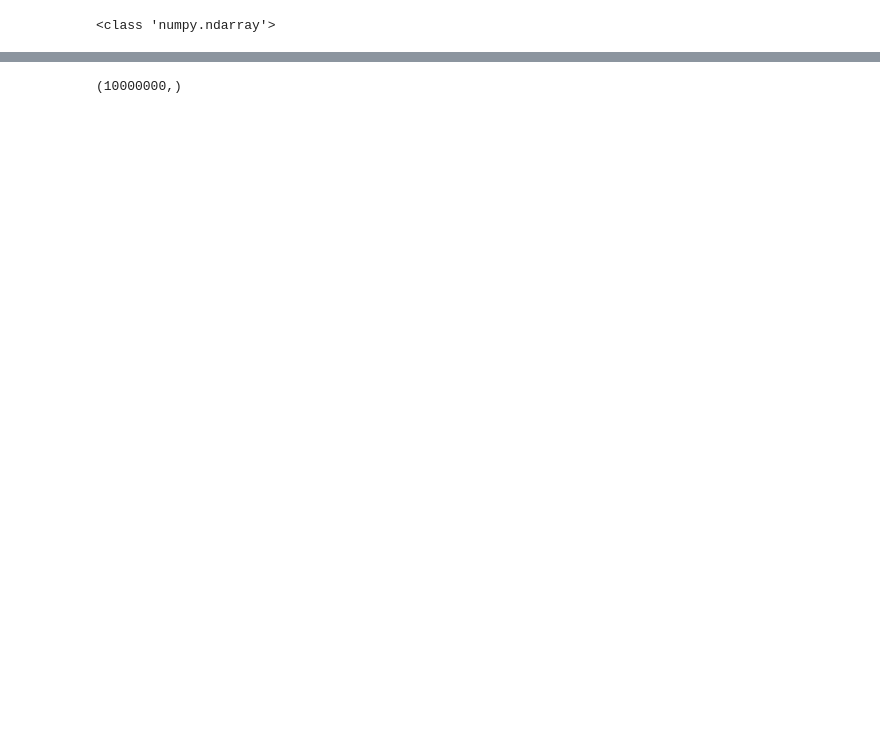
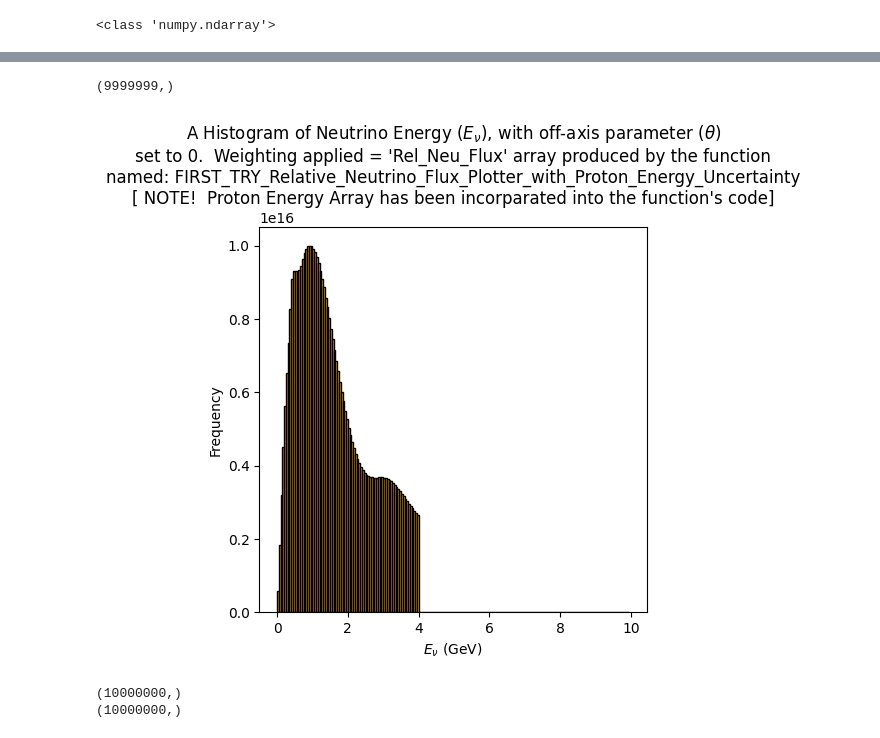
Before and after one commit to MrD0balina/Fourth-Year-Project---Neutrino-Oscillations, a Jupyter notebook: Week_7_Pion_Plots_and_Interpolation_work_First_Implementation_of_Pion_Weighting_First_use_of_actual_Near_Detector_dimensions.ipynb, the cells around one changed output, grey strips where cells are left out. Saved outputs shown, nothing was run; the diff lists cells and outputs as text; code cells hidden in the pictures; blank space fills up the shorter version.

```diff
--- a/Week_7_Pion_Plots_and_Interpolation_work_First_Implementation_of_Pion_Weighting_First_use_of_actual_Near_Detector_dimensions.ipynb
+++ b/Week_7_Pion_Plots_and_Interpolation_work_First_Implementation_of_Pion_Weighting_First_use_of_actual_Near_Detector_dimensions.ipynb
@@ -791,3 +793,7 @@ print(type(E_pi_datatype_test))
+# %%
+## I first need to recall my best interpolator - this was the cubic spline interpolation using green dot arrays with the boxed dot removed.
+
+best_interpolator = CubicSpline(   green_dots_one_removed_x ,  green_dots_one_removed_y )
 # %%
 ## FIRST ATTEMPT AT ADDING PION WEIGHTING ##
 
@@ -795,7 +801,10 @@ def FIRST_TRY_Relative_Neutrino_Flux_Plotter_includes_Proton_Energy_Uncertainty_
 
         E_v = np.linspace( 0 , 4 , 10000000 )
 
-        my_mean = 120
+
+        # my_mean = 12   ## I include an incorrect mean only to allow a comparison.
+
+        my_mean = 120   ## This is the correct mean proton energy
 
         my_std = 6   # standard deviation, "spread" or "width"    #### WHAT IS THE STANDARD DEVITAITON OF THE PROTON ENERGY DISTRIBUTION FOR PROTONS COMING OUT OF THE MAIN INJECTOR? ####
                                                                    #### My standard deviation is very large ####
@@ -808,14 +817,26 @@ def FIRST_TRY_Relative_Neutrino_Flux_Plotter_includes_Proton_Energy_Uncertainty_
 
         #### INSERT PION WEIGHTING HERE ####
 
-
-
+        E_pi_weighted = best_interpolator( E_pi ) ## I assume I can insert pion energies into the interpolation because I am using GeV/c - so I don't need to do any division by the speed of light.
 
         #### INSERT PION WEIGHTING HERE ####
 
-        Rel_Neu_Flux = ( ( ( E_pro - E_pi ) ** 5 ) * ( ( E_pi * E_v ) / ( cos_theta_star ) ) )
+        #### Below here, all E_pi should be replaced with E_pi_weighted
+
+
+        # Rel_Neu_Flux = ( ( ( E_pro - E_pi ) ** 5 ) * ( ( E_pi * E_v ) / ( cos_theta_star ) ) )    ## ORIGINAL LINE that failed to incorporate the array of proton energies ##
+
+        Rel_Neu_Flux = ( ( ( E_pro_array - E_pi_weighted ) ** 5 ) * ( ( E_pi_weighted * E_v ) / ( cos_theta_star ) ) )   ## Proton energy array is now included ##
 
         Rel_Neu_Flux[np.isnan(Rel_Neu_Flux)] = 0
+
+        ####################### Attempting to remedy the negative frequency situation #######################   Lacking intuition
+
+        # Rel_Neu_Flux = Rel_Neu_Flux[ Rel_Neu_Flux < 0] # This keeps only the negative frequencies - having the opposite desired effect
+
+        # Rel_Neu_Flux[ Rel_Neu_Flux < 0] = 0 # This collapses all counts to zero
+
+        # Rel_Neu_Flux[ Rel_Neu_Flux > 0] # This has no effect
 
         for i in range(1, len(Rel_Neu_Flux)):
                 neighbouring_element_difference = (Rel_Neu_Flux[i] - Rel_Neu_Flux[i-1])
@@ -831,11 +852,32 @@ def FIRST_TRY_Relative_Neutrino_Flux_Plotter_includes_Proton_Energy_Uncertainty_
 
         E_v = E_v[:i]
 
-        return E_v , Rel_Neu_Flux , E_pro_array , E_pi
+        return E_v , Rel_Neu_Flux , E_pro_array , E_pi , E_pi_weighted
+# %%
+# We have a negative frequency situation #
+x_1 , y_1 , z_1 , E_pi , E_pi_weighted = FIRST_TRY_Relative_Neutrino_Flux_Plotter_includes_Proton_Energy_Uncertainty_and_Pion_Weighting( 0.00 )
+display((np.shape(y_1)))
+plt.figure(figsize=(5, 5))
+#plt.plot( x_1 , y_1 , "-o" , color = "brown", linewidth = 0.5 , markersize = 1, label = r'$\theta$ = 0.014' )
+plt.hist( x_1 , bins = np.arange( 0 , 10 , 0.05 )  , weights =  y_1 , edgecolor = "black" , ls = "-" , color = "orange" )
+plt.title("\n".join(wrap(r"A Histogram of Neutrino Energy ($E_{\nu}$), with off-axis parameter ($\theta$) set to 0.  Weighting applied = 'Rel_Neu_Flux' array produced by the function named: FIRST_TRY_Relative_Neutrino_Flux_Plotter_with_Proton_Energy_Uncertainty  [ NOTE!  Proton Energy Array has been incorparated into the function's code]" , 80 ) ) )
+plt.xlabel(r"$E_{\nu}$ (GeV)")
+plt.ylabel("Frequency")
+plt.show()
+# %% [output]
+(9999999,)
+[figure, added]
 # %%
-x_1 , y_1 , z_1 , E_pi_datatype_test_2 = FIRST_TRY_Relative_Neutrino_Flux_Plotter_includes_Proton_Energy_Uncertainty_and_Pion_Weighting( 0.00 )
+x_1 , y_1 , z_1 , E_pi , E_pi_weighted = FIRST_TRY_Relative_Neutrino_Flux_Plotter_includes_Proton_Energy_Uncertainty_and_Pion_Weighting( 0.00 )
 
 
-np.shape(E_pi_datatype_test_2)
+print( np.shape(E_pi) )
+
+print( np.shape(E_pi_weighted) )
+
+# plt.hist( E_pi_datatype_test_2 , bins = 100 , histtype = "bar" )
+
+# plt.show()
 # %% [output]
 (10000000,)
+(10000000,)
```
Also changed, not shown: parts of 6 cells of this notebook.
